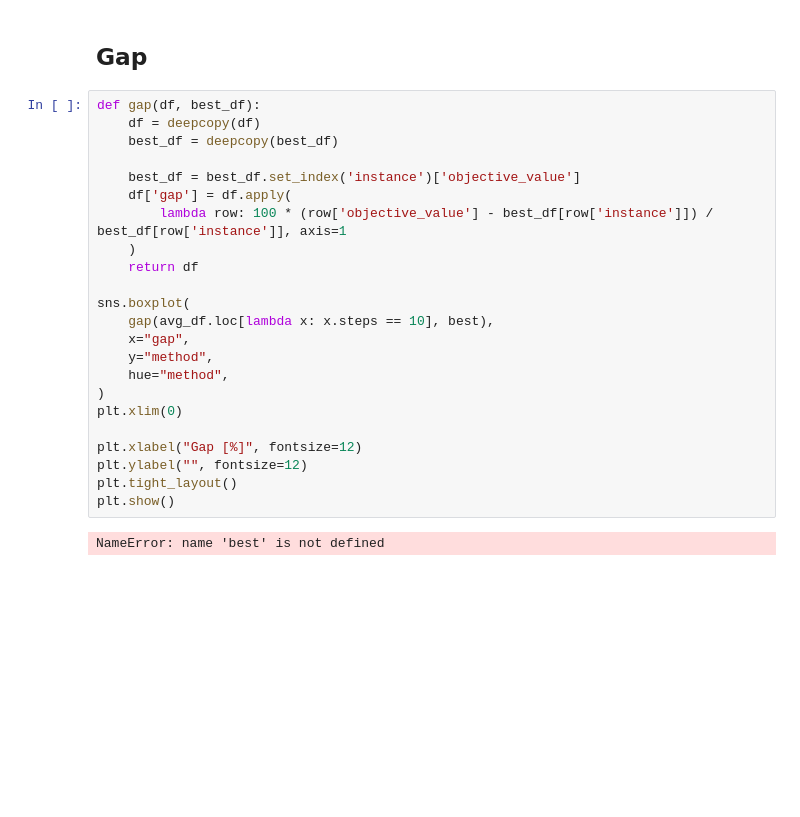
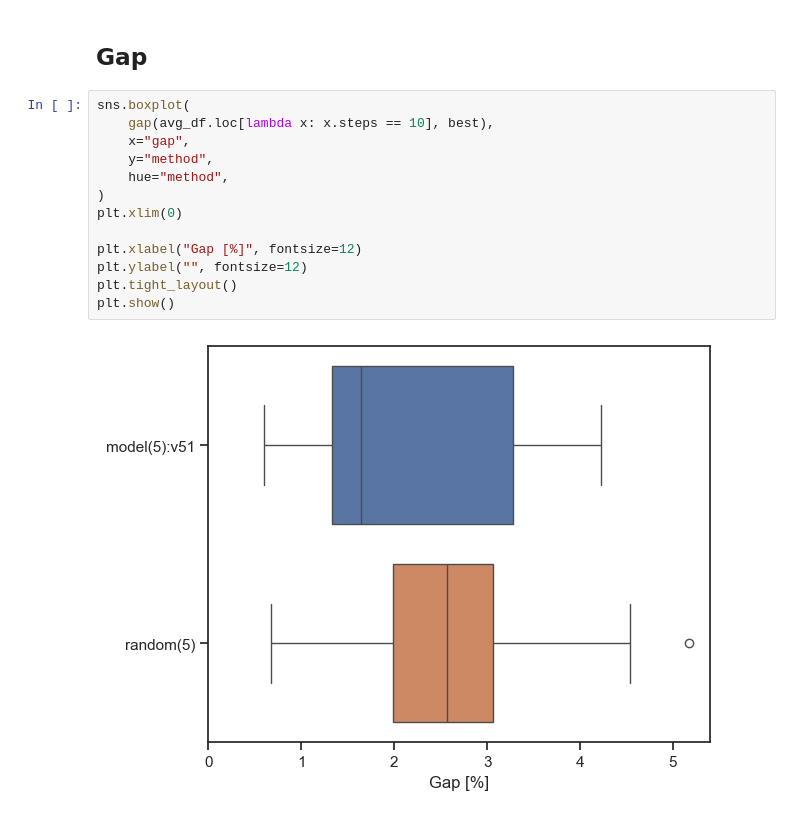
Before and after one commit to arekpaterak/engineering-thesis, a Jupyter notebook: experiments/tsp_results_analysis.ipynb, the cells around one changed output. Drawn from its saved outputs; the diff is of its cells as text; blank space fills up the shorter version.

```diff
--- a/experiments/tsp_results_analysis.ipynb
+++ b/experiments/tsp_results_analysis.ipynb
@@ -277,27 +226,17 @@ plot_value_over_steps(improvement(avg_df[lambda x: x.steps <= 50]), y="improveme
 # %% [markdown]
 ## Gap
 # %%
-def gap(df, best_df):
-    df = deepcopy(df)
-    best_df = deepcopy(best_df)
-
-    best_df = best_df.set_index('instance')['objective_value']
-    df['gap'] = df.apply(
-        lambda row: 100 * (row['objective_value'] - best_df[row['instance']]) / best_df[row['instance']], axis=1
-    )
-    return df
-
 sns.boxplot(
     gap(avg_df.loc[lambda x: x.steps == 10], best),
     x="gap",
     y="method",
     hue="method",
 )
 plt.xlim(0)
 
 plt.xlabel("Gap [%]", fontsize=12)
 plt.ylabel("", fontsize=12)
 plt.tight_layout()
 plt.show()
 # %% [output]
-NameError: name 'best' is not defined
+[figure, added]
```
Also changed, not shown: parts of 8 cells of this notebook, 36 other files.
